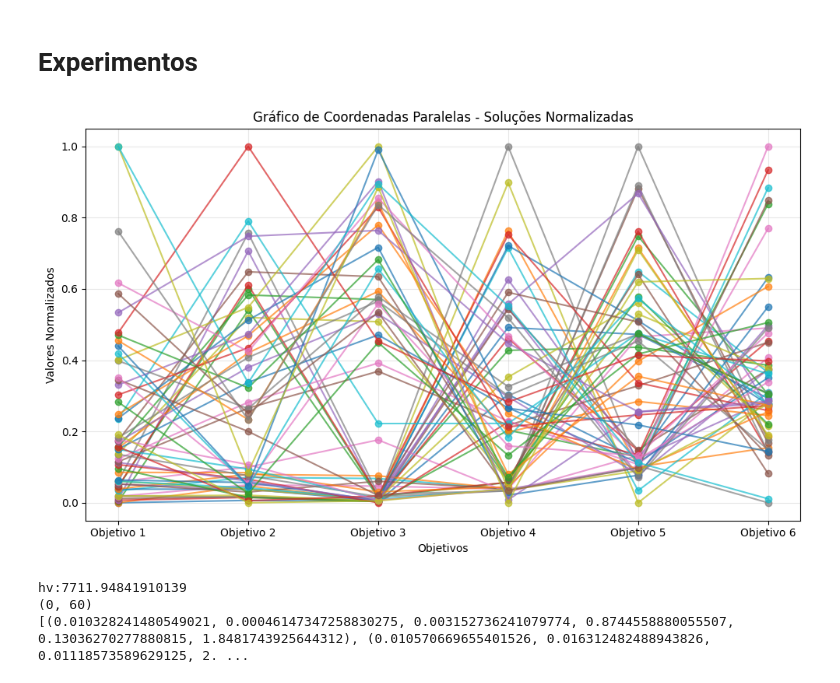
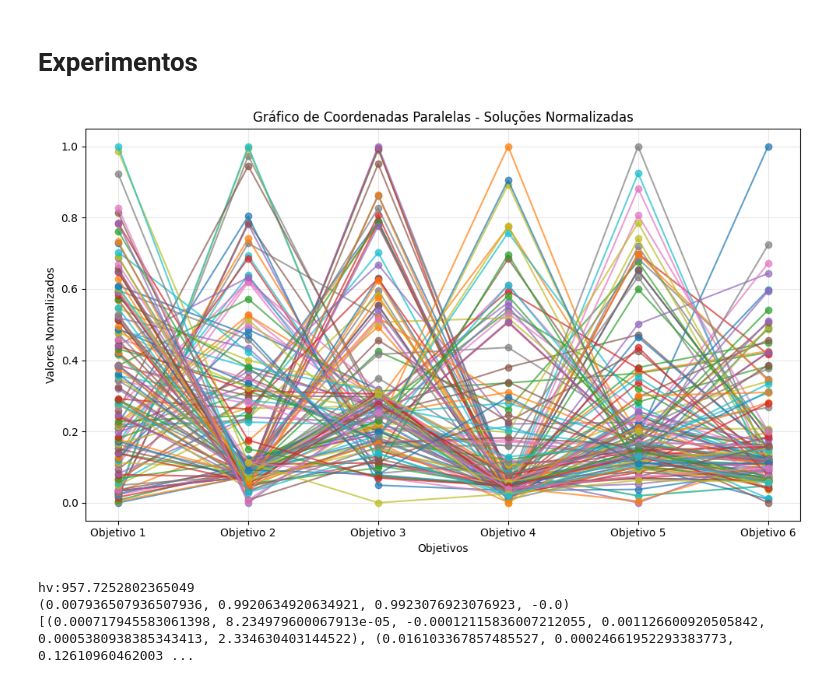
Before and after one commit to JunioCesarFerreira/NSGA-Studies, a Jupyter notebook: notebooks/comparative/nsga-comparations5.ipynb, the cells around one changed output. Saved outputs shown, nothing was run; the diff lists cells and outputs as text; code cells hidden in the pictures.

Commit message:
update: simplex-lattice-points and nsga-comp-5

```diff
--- a/notebooks/comparative/nsga-comparations5.ipynb
+++ b/notebooks/comparative/nsga-comparations5.ipynb
@@ -3,7 +3,9 @@ NUM_OBJ = 6
 NUM_VAR = 18
 bounds = [(0.0, 1.0)]*NUM_VAR
 NUM_GEN = 20
-POP_SIZE = 60
+POP_SIZE = 130
+DIV = 4
+R = 0.5
 # %% [markdown]
 # Imprime Gráficos
 # %%
@@ -121,7 +123,7 @@ def generate_reference_points(M: int, p: int) -> np.ndarray:
     generate_recursive(points, M, p, p, 0, [])
     return np.array(points, dtype=float)
 
-print(generate_reference_points(NUM_OBJ, 40))
+ref_points = generate_reference_points(NUM_OBJ, DIV)
 
 # A função acima chega a consumir metade do tempo que a da pymoo
 #from pymoo.util.ref_dirs import get_reference_directions
@@ -347,27 +304,29 @@ def count_points_around_refs(
 # %%
 pareto_front = nsga3_func(
     POP_SIZE,
     NUM_GEN,
     bounds,
     dtlz2,
     crossover,
-    mutation)
+    mutation,
+    divisions=DIV)
 
 plot_parallel(pareto_front)
 
 # Calcular o hipervolume
-hv = hypervolume(pareto_front)
+hv = hypervolume(pareto_front, [3]*NUM_OBJ)
 
 print(f"hv:{hv}")
-print(count_points_around_refs(pareto_front, NUM_OBJ, 10, 0.15))
+a, b = count_points_per_niche_dtlz2(pareto_front, ref_points, R)
+print(analyze_niche_distribution(a, b))
 print(pareto_front)
 if NUM_OBJ==3:
     plot_3d(pareto_front)
 # %% [output]
-[figure, old version]
+[figure, new version]
-hv:7711.94841910139
-(0, 60)
-[(0.010328241480549021, 0.00046147347258830275, 0.003152736241079774, 0.8744558880055507, 0.13036270277880815, 1.8481743925644312), (0.010570669655401526, 0.016312482488943826, 0.01118573589629125, 2. ...
+hv:957.7252802365049
+(0.007936507936507936, 0.9920634920634921, 0.9923076923076923, -0.0)
+[(0.000717945583061398, 8.234979600067913e-05, -0.00012115836007212055, 0.001126600920505842, 0.0005380938385343413, 2.334630403144522), (0.016103367857485527, 0.00024661952293383773, 0.12610960462003 ...
 # %%
 pareto_front = nsga3_deap_func(
     POP_SIZE,
```
Also changed, not shown: parts of 5 cells of this notebook, 1 other file.
